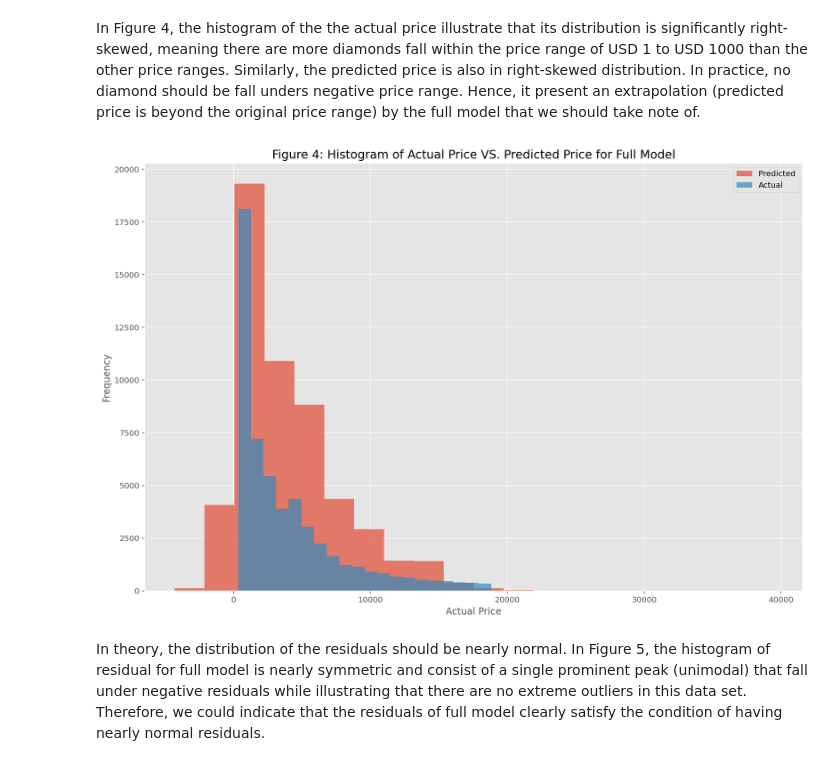
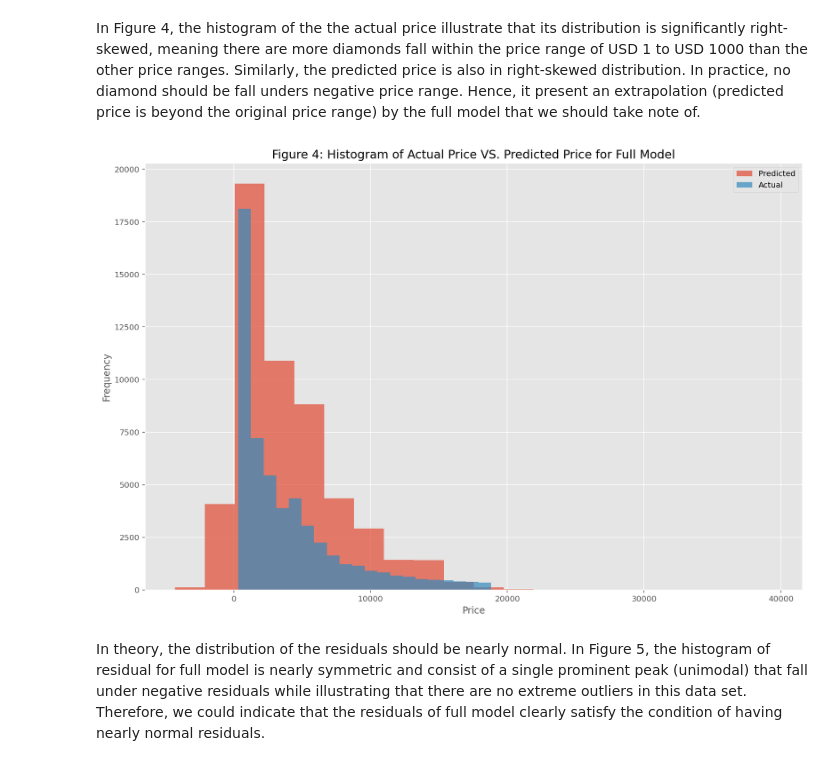
Before and after one commit to s3955624-Chee-Kin-Go/Phase-2, a Jupyter notebook: Phase 2_Group15.ipynb, the cells around one changed output. Saved outputs shown, nothing was run; the diff lists cells and outputs as text; code cells hidden in the pictures.

```diff
--- a/Phase 2_Group15.ipynb
+++ b/Phase 2_Group15.ipynb
@@ -209,14 +207,14 @@ In Figure 4, the histogram of the the actual price illustrate that its distribut
 # %%
 plt.figure(figsize=(15,10))
 plt.hist(residuals_full['predicted'], label='Predicted', bins=20, alpha=0.7);
 plt.hist(residuals_full['actual'], label='Actual', bins=20, alpha=0.7);
-plt.xlabel('Actual Price');
+plt.xlabel('Price');
 plt.ylabel('Frequency');
 plt.title('Figure 4: Histogram of Actual Price VS. Predicted Price for Full Model', fontsize=15);
 plt.legend()
 plt.show();
 # %% [output]
-[figure, old version]
+[figure, new version]
 # %% [markdown]
 In theory, the distribution of the residuals should be nearly normal. In Figure 5, the histogram of residual for full model is nearly symmetric and consist of a single prominent peak (unimodal) that fall under negative residuals while illustrating that there are no extreme outliers in this data set. Therefore, we could indicate that the residuals of full model clearly satisfy the condition of having nearly normal residuals.
 # %%
```
Also changed, not shown: parts of 16 cells of this notebook.
